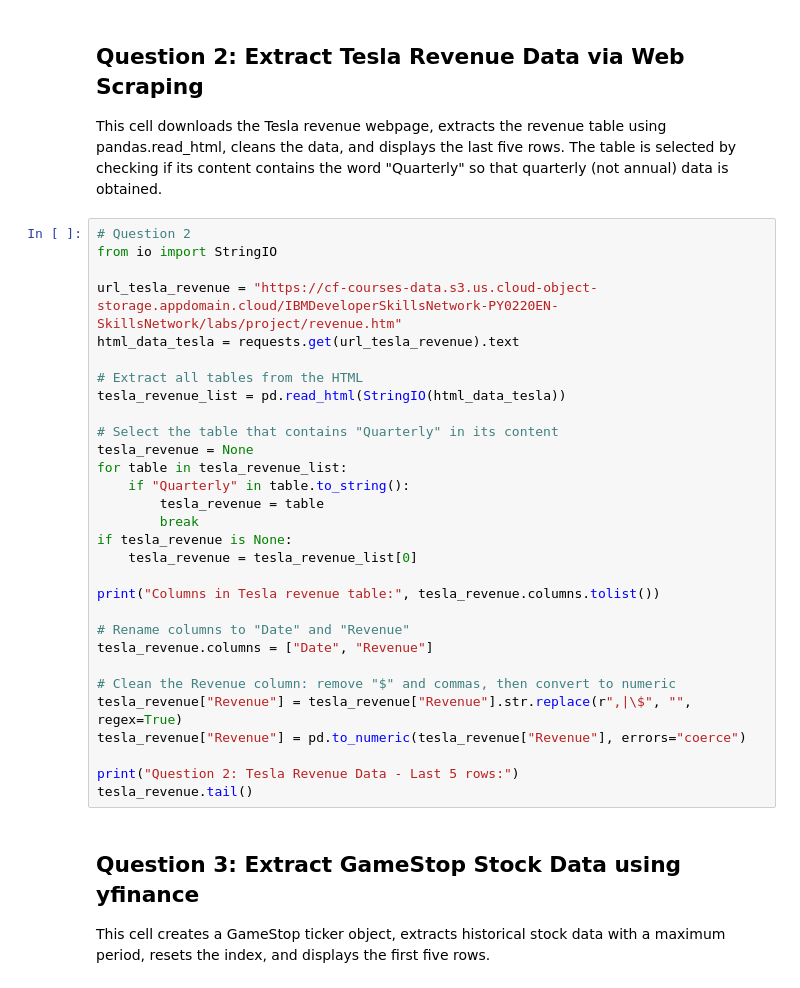
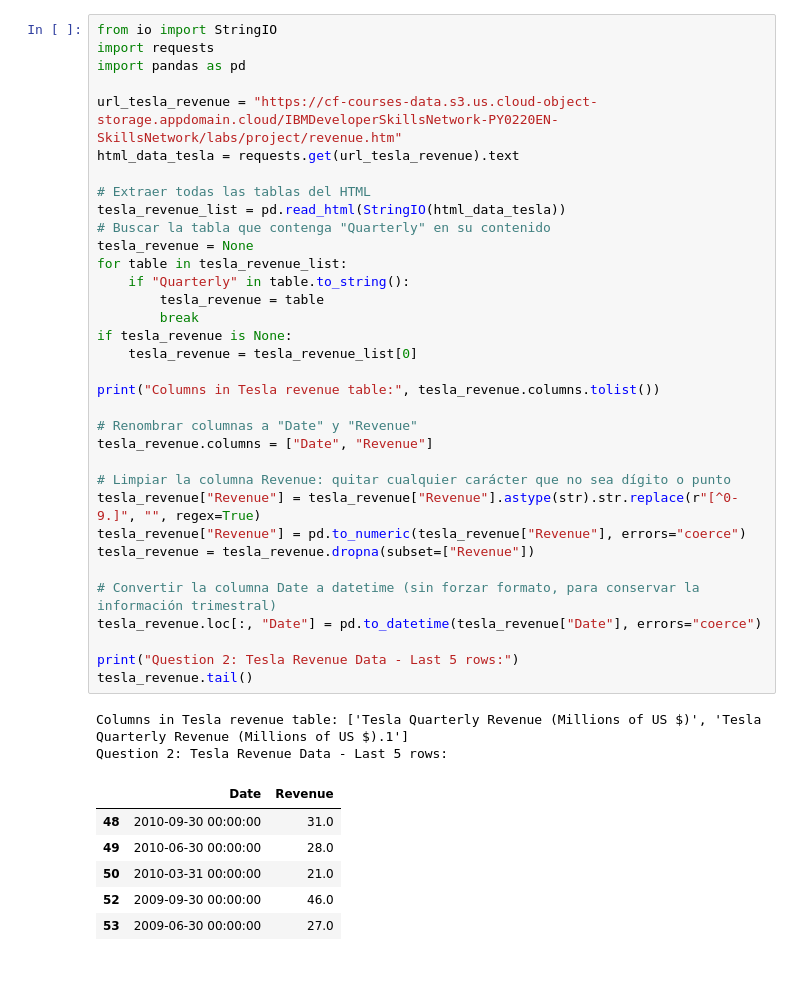
Before and after one commit to runciter2078/Comparative-Stock-Revenue-Dashboard, a Jupyter notebook: dashboard_project.ipynb, the cells around one changed output. Saved outputs shown, nothing was run; the diff lists cells and outputs as text.

```diff
--- a/dashboard_project.ipynb
+++ b/dashboard_project.ipynb
@@ -38,39 +22,44 @@ tesla_data.head()
-# %% [markdown]
-## Question 2: Extract Tesla Revenue Data via Web Scraping
-
-This cell downloads the Tesla revenue webpage, extracts the revenue table using pandas.read_html, cleans the data, and displays the last five rows. The table is selected by checking if its content contains the word "Quarterly" so that quarterly (not annual) data is obtained.
 # %%
-# Question 2
 from io import StringIO
+import requests
+import pandas as pd
 
 url_tesla_revenue = "https://cf-courses-data.s3.us.cloud-object-storage.appdomain.cloud/IBMDeveloperSkillsNetwork-PY0220EN-SkillsNetwork/labs/project/revenue.htm"
 html_data_tesla = requests.get(url_tesla_revenue).text
 
-# Extract all tables from the HTML
+# Extraer todas las tablas del HTML
 tesla_revenue_list = pd.read_html(StringIO(html_data_tesla))
-
-# Select the table that contains "Quarterly" in its content
+# Buscar la tabla que contenga "Quarterly" en su contenido
 tesla_revenue = None
 for table in tesla_revenue_list:
     if "Quarterly" in table.to_string():
         tesla_revenue = table
         break
 if tesla_revenue is None:
     tesla_revenue = tesla_revenue_list[0]
 
 print("Columns in Tesla revenue table:", tesla_revenue.columns.tolist())
 
-# Rename columns to "Date" and "Revenue"
+# Renombrar columnas a "Date" y "Revenue"
 tesla_revenue.columns = ["Date", "Revenue"]
 
-# Clean the Revenue column: remove "$" and commas, then convert to numeric
-tesla_revenue["Revenue"] = tesla_revenue["Revenue"].str.replace(r",|\$", "", regex=True)
+# Limpiar la columna Revenue: quitar cualquier carácter que no sea dígito o punto
+tesla_revenue["Revenue"] = tesla_revenue["Revenue"].astype(str).str.replace(r"[^0-9.]", "", regex=True)
 tesla_revenue["Revenue"] = pd.to_numeric(tesla_revenue["Revenue"], errors="coerce")
+tesla_revenue = tesla_revenue.dropna(subset=["Revenue"])
+
+# Convertir la columna Date a datetime (sin forzar formato, para conservar la información trimestral)
+tesla_revenue.loc[:, "Date"] = pd.to_datetime(tesla_revenue["Date"], errors="coerce")
 
 print("Question 2: Tesla Revenue Data - Last 5 rows:")
 tesla_revenue.tail()
+# %% [output]
+Columns in Tesla revenue table: ['Tesla Quarterly Revenue (Millions of US $)', 'Tesla Quarterly Revenue (Millions of US $).1']
+Question 2: Tesla Revenue Data - Last 5 rows:
+|  | Date | Revenue |
+| 48 | 2010-09-30 00:00:00 | 31.0 |
+| 49 | 2010-06-30 00:00:00 | 28.0 |
+| 50 | 2010-03-31 00:00:00 | 21.0 |
+| 52 | 2009-09-30 00:00:00 | 46.0 |
+| 53 | 2009-06-30 00:00:00 | 27.0 |
-# %% [markdown]
-## Question 3: Extract GameStop Stock Data using yfinance
-
-This cell creates a GameStop ticker object, extracts historical stock data with a maximum period, resets the index, and displays the first five rows.
 # %%
```
Also changed, not shown: parts of 14 cells of this notebook.
